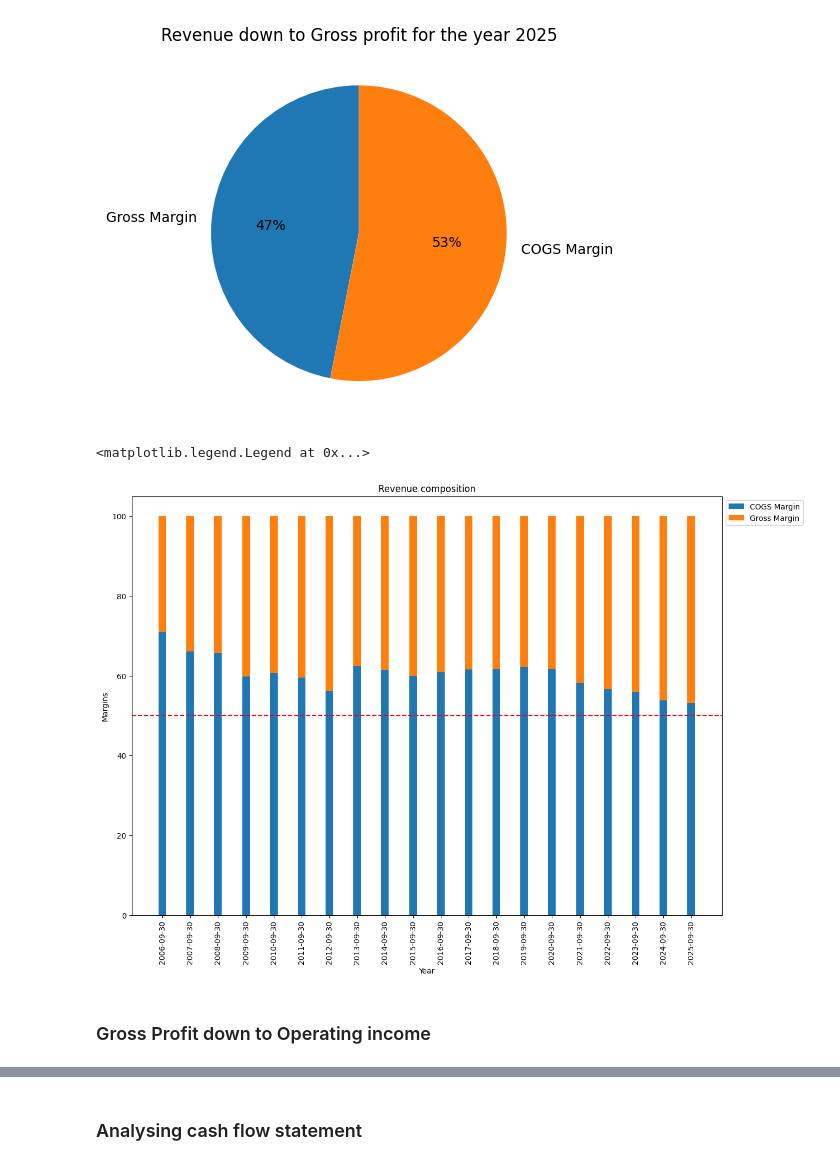
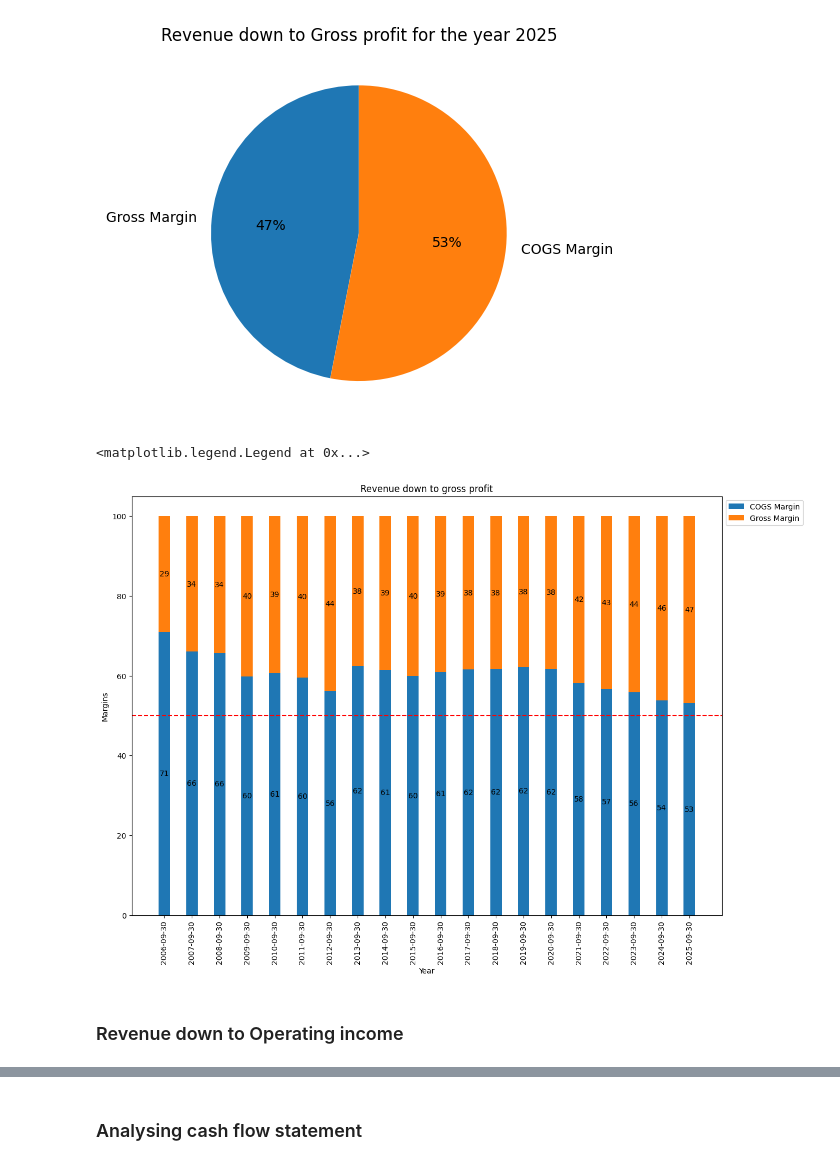
Before and after one commit to kumarbyes/project_stock_analysis, a Jupyter notebook: analaysis_using_pandas/exploratory_data_anaysis.ipynb, the cells around one changed output, grey strips where cells are left out. Drawn from its saved outputs; the diff is of its cells as text; code cells hidden in the pictures.

Commit message:
feat: Add margins in EDA

```diff
--- a/analaysis_using_pandas/exploratory_data_anaysis.ipynb
+++ b/analaysis_using_pandas/exploratory_data_anaysis.ipynb
@@ -218,7 +218,9 @@ income_df_annual = (income_df_annual
                             gross_margin = lambda x: x["gross_profit"]/x["total_revenue"] * 100,
                             operating_margin = lambda x: x["ebit"]/x["total_revenue"] * 100,
                             net_margin = lambda x: x["net_income"]/x["total_revenue"] * 100,
-                            cogs_margin = lambda x: x["cost_of_revenue"]/x["total_revenue"] * 100
+                            cogs_margin = lambda x: x["cost_of_revenue"]/x["total_revenue"] * 100,
+                            expense_margin = lambda x: x["operating_expenses"]/x["total_revenue"] * 100,
+                            tax_margin = lambda x: x["income_tax_expense"]/x["total_revenue"] * 100
                             )
                     )
 # %%
@@ -277,33 +283,33 @@ Text(0.5, 1.0, 'Revenue down to Gross profit for the year 2025')
 # %%
 fig, ax = plt.subplots(figsize=(14,10))
 
-#x = np.arange(0, len(income_df_annual))
-
-ax.bar(
+p = ax.bar(
     income_df_annual["fiscal_date_ending"],
     income_df_annual["cogs_margin"],
     label="COGS Margin",
-    width=100
+    width=150
 )
+ax.bar_label(p,label_type='center',fmt='%.0f')
 
-ax.bar(
+p = ax.bar(
     income_df_annual["fiscal_date_ending"],
     income_df_annual["gross_margin"],
     label="Gross Margin",
     bottom=income_df_annual["cogs_margin"],
-    width=100
+    width=150
 )
 
 ax.axhline(50, 0, 1, c="red", ls="--")
 ax.set_xticks(income_df_annual["fiscal_date_ending"])
+ax.bar_label(p,label_type='center',fmt='%.0f')
 
 plt.xticks(rotation=90)
-ax.set_title("Revenue composition")
+ax.set_title("Revenue down to gross profit")
 ax.set_ylabel("Margins")
 ax.set_xlabel("Year")
 ax.legend(bbox_to_anchor=(1,1))
 # %% [output]
 <matplotlib.legend.Legend at 0x...>
-[figure, old version]
+[figure, new version]
 # %% [markdown]
-### Gross Profit down to Operating income
+### Revenue down to Operating income
```
Also changed, not shown: parts of 5 cells of this notebook, 3 other files.
